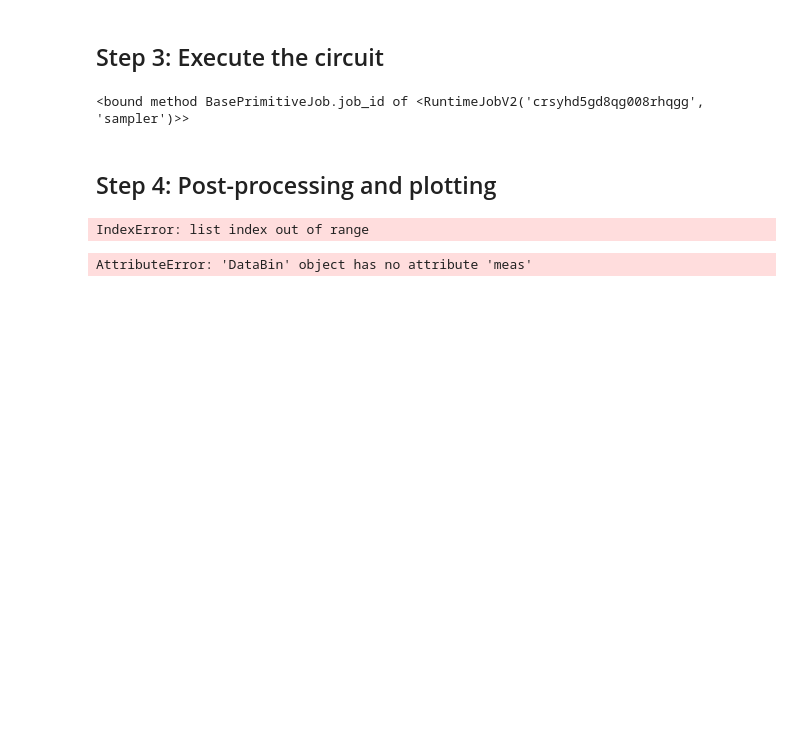
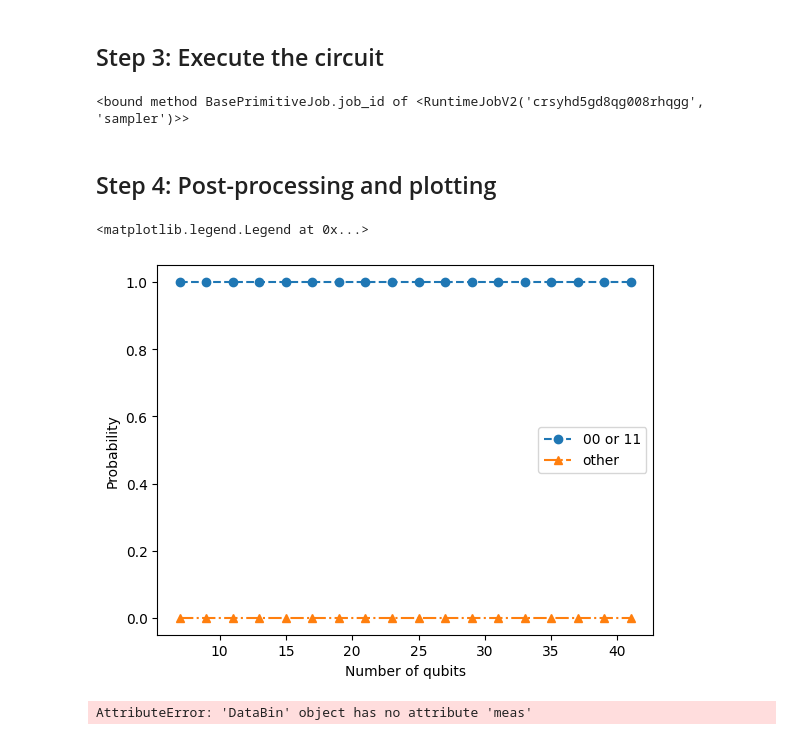
Before and after one commit to hkalic/Qiskit, a Jupyter notebook: episode-5-Dynamic_Circuits.ipynb, the cells around one changed output. Saved outputs shown, nothing was run; the diff lists cells and outputs as text; code cells hidden in the pictures; blank space fills up the shorter version.

```diff
--- a/episode-5-Dynamic_Circuits.ipynb
+++ b/episode-5-Dynamic_Circuits.ipynb
@@ -128,35 +128,36 @@ job = service.job(job_id)
 result = job.result()
 
 list_Bell = []
 list_other = []
 for i in range(0, len(qc_list)):
-    data = result[i+1].data
+    data = result[i].data
     counts = data.cr3.get_counts()
     total_counts = data.cr3.num_shots
 
     counts00 = 0
     counts11 = 0
     if '11' in counts:
         counts11 = counts['11']
     elif '00' in counts:
         counts00 = counts['00']
 
     #prob_Bell = (counts['00'] + counts['11']) / total_counts
     prob_Bell = (counts00 + counts11) / total_counts
 
     list_Bell.append(prob_Bell)
     list_other.append(1-prob_Bell)
 
 plt.plot(num_qubit_list, list_Bell, '--o', label='00 or 11')
 plt.plot(num_qubit_list, list_other, '-.^', label='other')
 plt.xlabel('Number of qubits')
 plt.ylabel('Probability')
 plt.legend()
 
 # error on website
 # Qpy to QASM conversion failed: OpenQASM 2 cannot represent 'if_else', which acts on 2 classical bits.
 # %% [output]
-IndexError: list index out of range
+<matplotlib.legend.Legend at 0x...>
+[figure, added]
 # %%
 # portal result check
 from qiskit_ibm_runtime import QiskitRuntimeService
```
Also changed, not shown: parts of 1 cell of this notebook.
